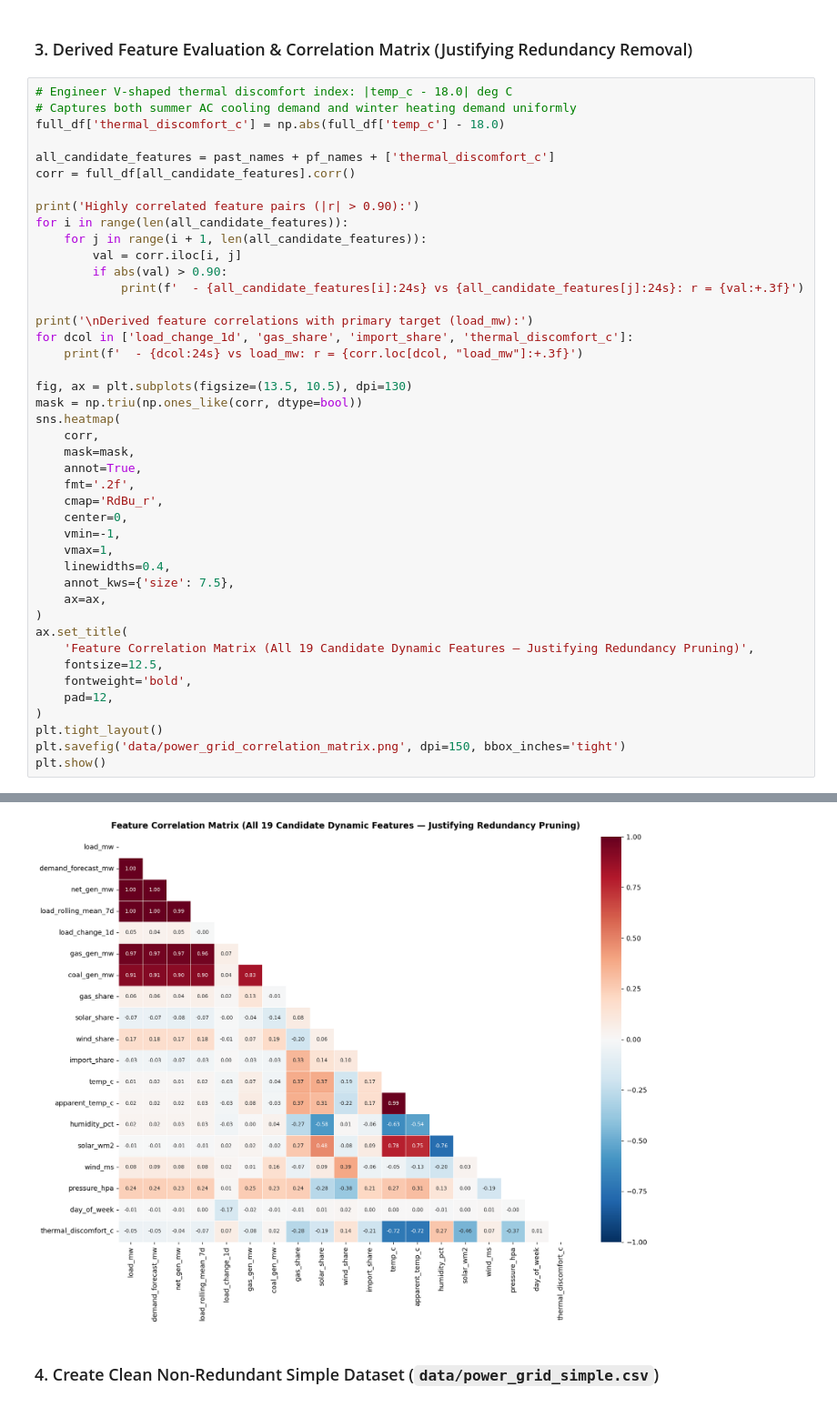
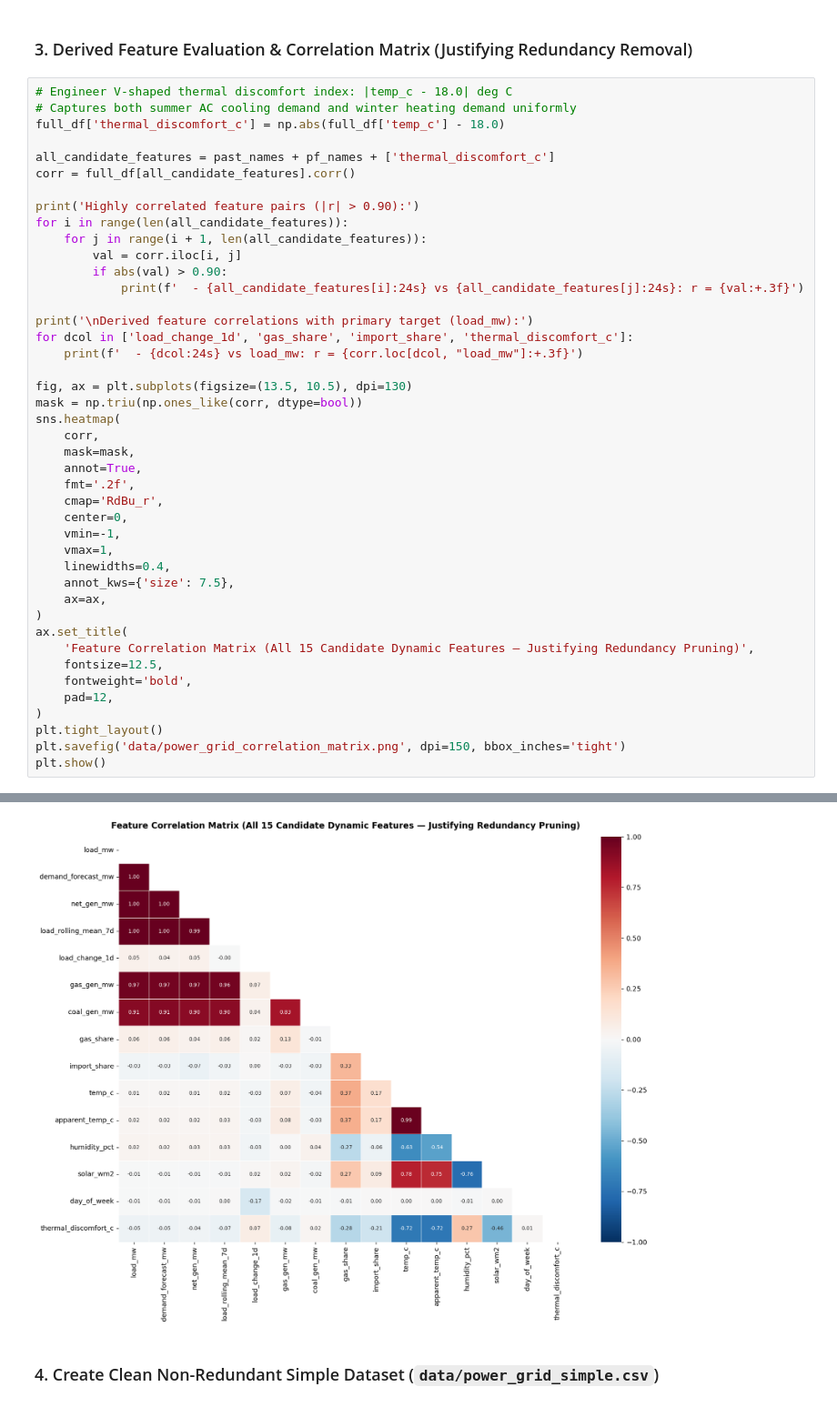
Before and after one commit to Mrun9/rare-event-shocks-benchmark, a Jupyter notebook: 01_power_grid_dataset_and_correlation.ipynb, the cells around one changed output, grey strips where cells are left out. Shown at 91% size. Cells and saved outputs as stored; diff of their text form.

```diff
--- a/01_power_grid_dataset_and_correlation.ipynb
+++ b/01_power_grid_dataset_and_correlation.ipynb
@@ -136,35 +134,35 @@ sns.heatmap(
     linewidths=0.4,
     annot_kws={'size': 7.5},
     ax=ax,
 )
 ax.set_title(
-    'Feature Correlation Matrix (All 19 Candidate Dynamic Features — Justifying Redundancy Pruning)',
+    'Feature Correlation Matrix (All 15 Candidate Dynamic Features — Justifying Redundancy Pruning)',
     fontsize=12.5,
     fontweight='bold',
     pad=12,
 )
 plt.tight_layout()
 plt.savefig('data/power_grid_correlation_matrix.png', dpi=150, bbox_inches='tight')
 plt.show()
 # %% [output]
 Highly correlated feature pairs (|r| > 0.90):
   - load_mw                  vs demand_forecast_mw      : r = +0.999
   - load_mw                  vs net_gen_mw              : r = +0.997
   - load_mw                  vs load_rolling_mean_7d    : r = +0.996
   - load_mw                  vs gas_gen_mw              : r = +0.969
   - load_mw                  vs coal_gen_mw             : r = +0.910
   - demand_forecast_mw       vs net_gen_mw              : r = +0.996
   - demand_forecast_mw       vs load_rolling_mean_7d    : r = +0.996
   - demand_forecast_mw       vs gas_gen_mw              : r = +0.966
   - demand_forecast_mw       vs coal_gen_mw             : r = +0.914
   - net_gen_mw               vs load_rolling_mean_7d    : r = +0.993
   - net_gen_mw               vs gas_gen_mw              : r = +0.969
 ... (6 lines left out)
   - load_change_1d           vs load_mw: r = +0.052
   - gas_share                vs load_mw: r = +0.059
   - import_share             vs load_mw: r = -0.032
   - thermal_discomfort_c     vs load_mw: r = -0.051
-[figure, old version]
+[figure, new version]
 # %% [markdown]
 ### 4. Create Clean Non-Redundant Simple Dataset (`data/power_grid_simple.csv`)
 # %%
```
Also changed, not shown: parts of 4 cells of this notebook, 9 other files.
